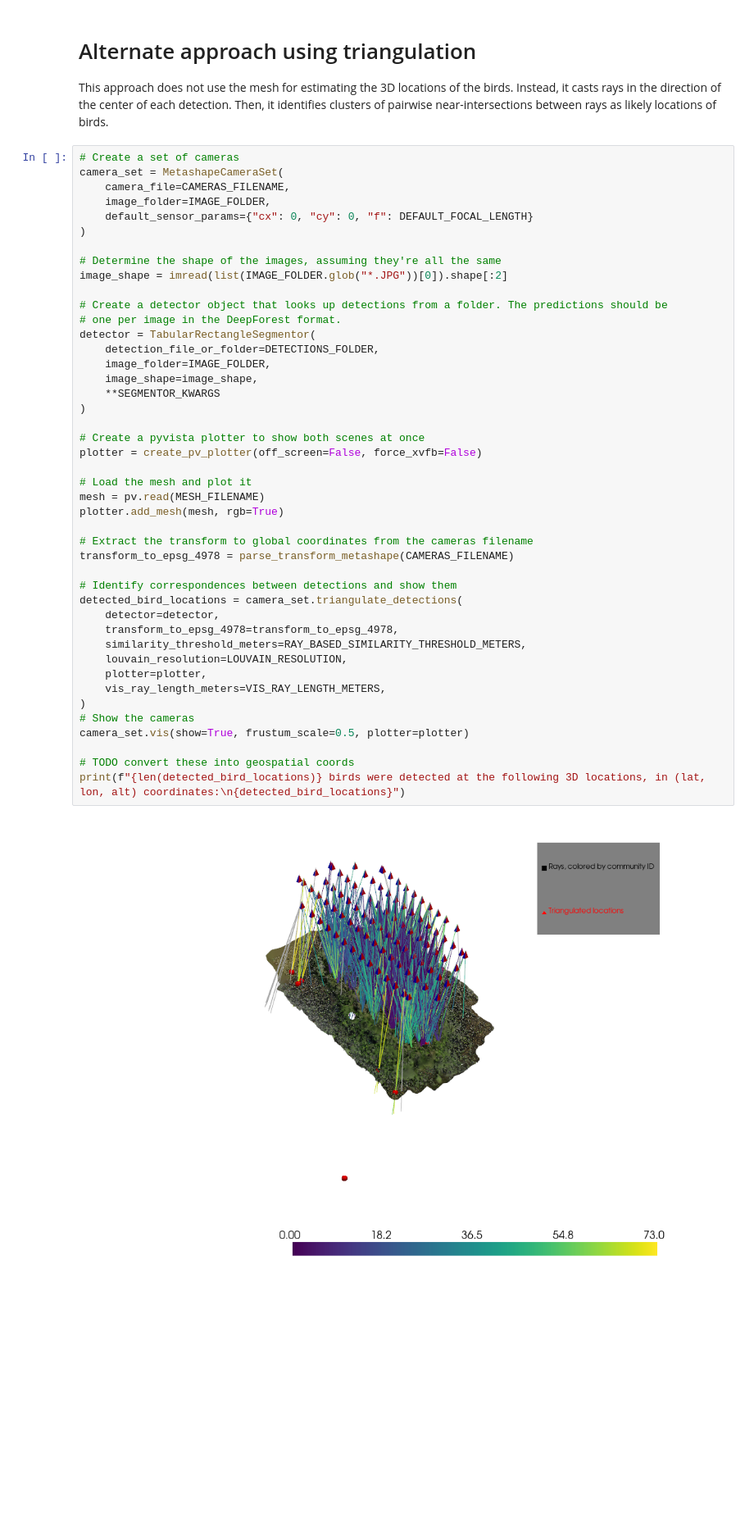
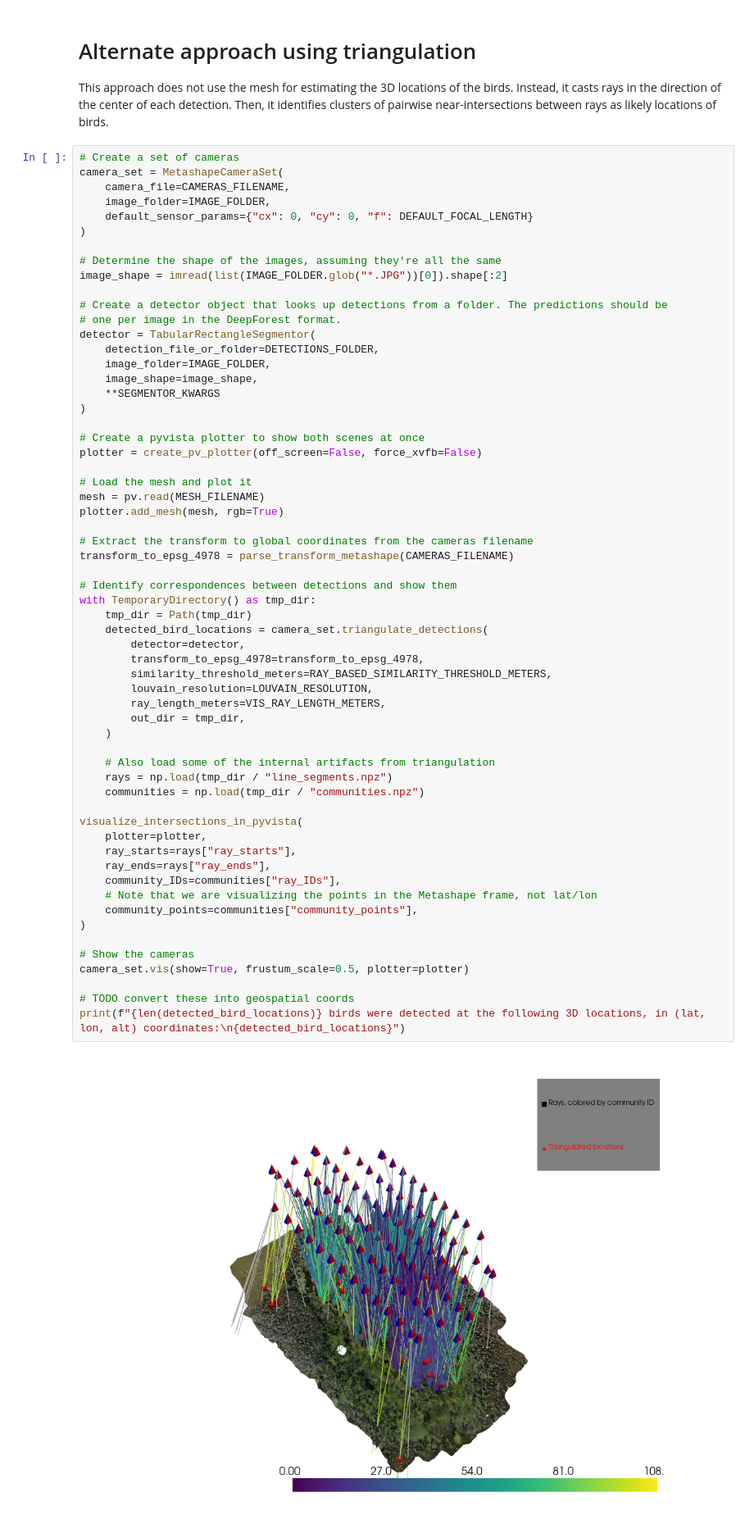
Before and after one commit to open-forest-observatory/geograypher, a Jupyter notebook: examples/project_detections.ipynb, the cells around one changed output. Shown at 82% size. Saved outputs shown, nothing was run; the diff lists cells and outputs as text; blank space fills up the shorter version.

Commit message:
Update the bird example

```diff
--- a/examples/project_detections.ipynb
+++ b/examples/project_detections.ipynb
@@ -176,37 +170,53 @@ camera_set = MetashapeCameraSet(
 image_shape = imread(list(IMAGE_FOLDER.glob("*.JPG"))[0]).shape[:2]
 
 # Create a detector object that looks up detections from a folder. The predictions should be
 # one per image in the DeepForest format.
 detector = TabularRectangleSegmentor(
     detection_file_or_folder=DETECTIONS_FOLDER,
     image_folder=IMAGE_FOLDER,
     image_shape=image_shape,
     **SEGMENTOR_KWARGS
 )
 
 # Create a pyvista plotter to show both scenes at once
 plotter = create_pv_plotter(off_screen=False, force_xvfb=False)
 
 # Load the mesh and plot it
 mesh = pv.read(MESH_FILENAME)
 plotter.add_mesh(mesh, rgb=True)
 
 # Extract the transform to global coordinates from the cameras filename
 transform_to_epsg_4978 = parse_transform_metashape(CAMERAS_FILENAME)
 
 # Identify correspondences between detections and show them
-detected_bird_locations = camera_set.triangulate_detections(
-    detector=detector,
-    transform_to_epsg_4978=transform_to_epsg_4978,
-    similarity_threshold_meters=RAY_BASED_SIMILARITY_THRESHOLD_METERS,
-    louvain_resolution=LOUVAIN_RESOLUTION,
+with TemporaryDirectory() as tmp_dir:
+    tmp_dir = Path(tmp_dir)
+    detected_bird_locations = camera_set.triangulate_detections(
+        detector=detector,
+        transform_to_epsg_4978=transform_to_epsg_4978,
+        similarity_threshold_meters=RAY_BASED_SIMILARITY_THRESHOLD_METERS,
+        louvain_resolution=LOUVAIN_RESOLUTION,
+        ray_length_meters=VIS_RAY_LENGTH_METERS,
+        out_dir = tmp_dir,
+    )
+
+    # Also load some of the internal artifacts from triangulation
+    rays = np.load(tmp_dir / "line_segments.npz")
+    communities = np.load(tmp_dir / "communities.npz")
+
+visualize_intersections_in_pyvista(
     plotter=plotter,
-    vis_ray_length_meters=VIS_RAY_LENGTH_METERS,
+    ray_starts=rays["ray_starts"],
+    ray_ends=rays["ray_ends"],
+    community_IDs=communities["ray_IDs"],
+    # Note that we are visualizing the points in the Metashape frame, not lat/lon
+    community_points=communities["community_points"],
 )
+
 # Show the cameras
 camera_set.vis(show=True, frustum_scale=0.5, plotter=plotter)
 
 # TODO convert these into geospatial coords
 print(f"{len(detected_bird_locations)} birds were detected at the following 3D locations, in (lat, lon, alt) coordinates:\n{detected_bird_locations}")
 # %% [output]
-[figure, old version]
+[figure, new version]
```
Also changed, not shown: parts of 2 cells of this notebook.
